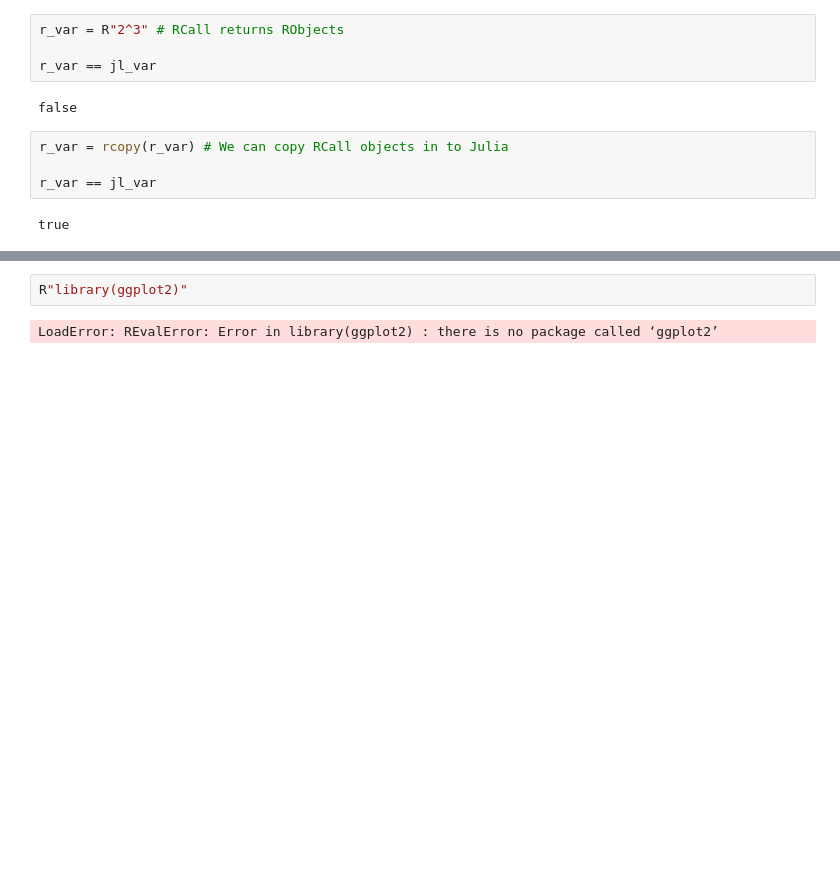
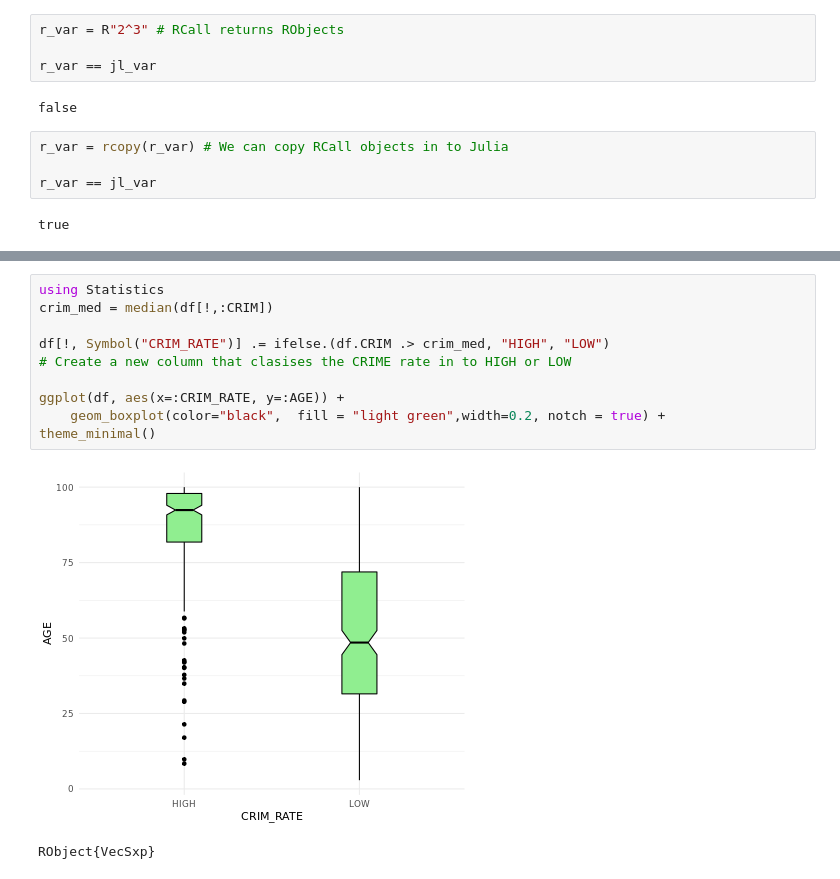
Before and after one commit to mitchv34/2021_Summer_Computational_Economics_Bootcamp, a Jupyter notebook: Extras and Dumb Funny Stuff/Interoperability.ipynb, the cells around one changed output, grey strips where cells are left out. Cells and saved outputs as stored; diff of their text form; blank space fills up the shorter version.

```diff
--- a/Extras and Dumb Funny Stuff/Interoperability.ipynb
+++ b/Extras and Dumb Funny Stuff/Interoperability.ipynb
@@ -112,4 +110,13 @@ Calls: asNamespace ... loadNamespace -> withRestarts -> withOneRestart -> doWith
-# %%
-R"library(ggplot2)"
-# %% [output]
-LoadError: REvalError: Error in library(ggplot2) : there is no package called ‘ggplot2’
+# %%
+using Statistics
+crim_med = median(df[!,:CRIM])
+
+df[!, Symbol("CRIM_RATE")] .= ifelse.(df.CRIM .> crim_med, "HIGH", "LOW")
+# Create a new column that clasises the CRIME rate in to HIGH or LOW
+
+ggplot(df, aes(x=:CRIM_RATE, y=:AGE)) +
+    geom_boxplot(color="black",  fill = "light green",width=0.2, notch = true) +
+theme_minimal()
+# %% [output]
+[figure, added]
+RObject{VecSxp}
```
Also changed, not shown: parts of 2 cells of this notebook.
